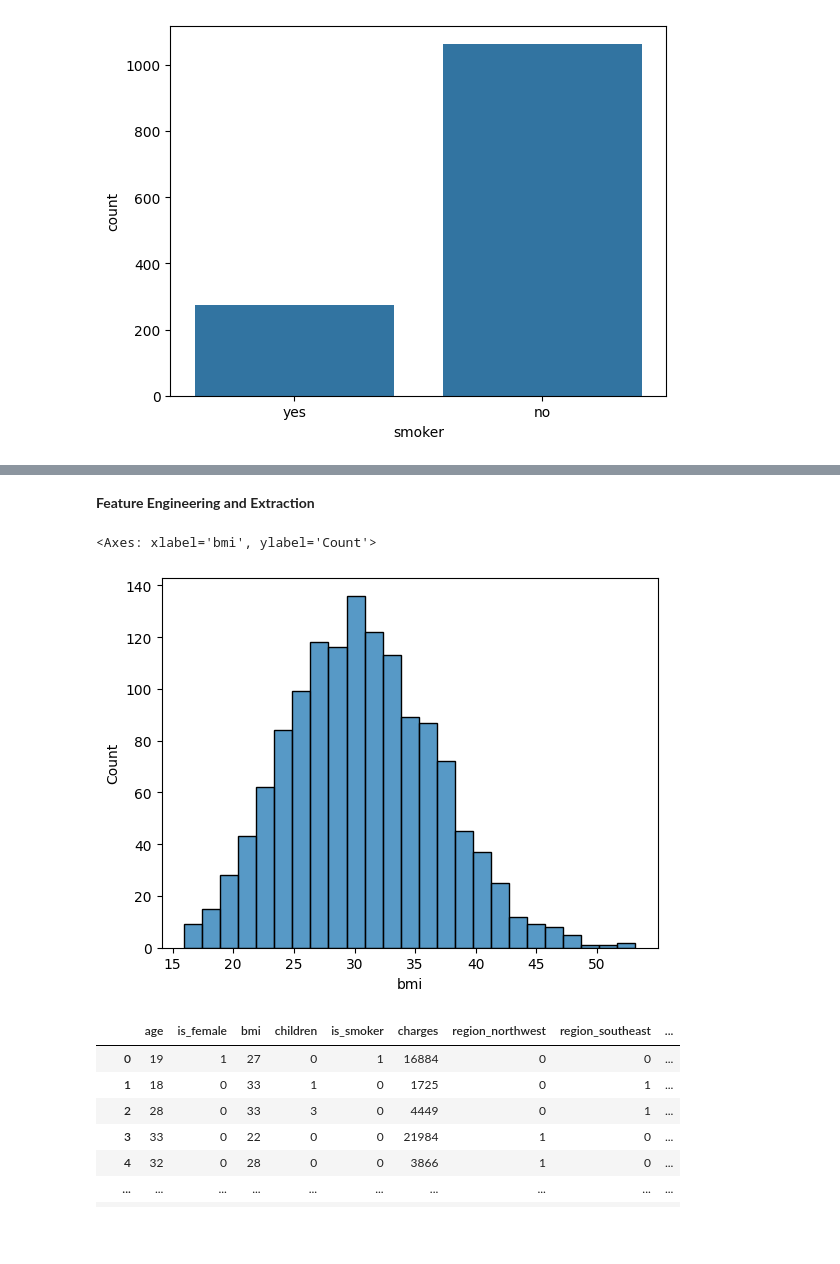
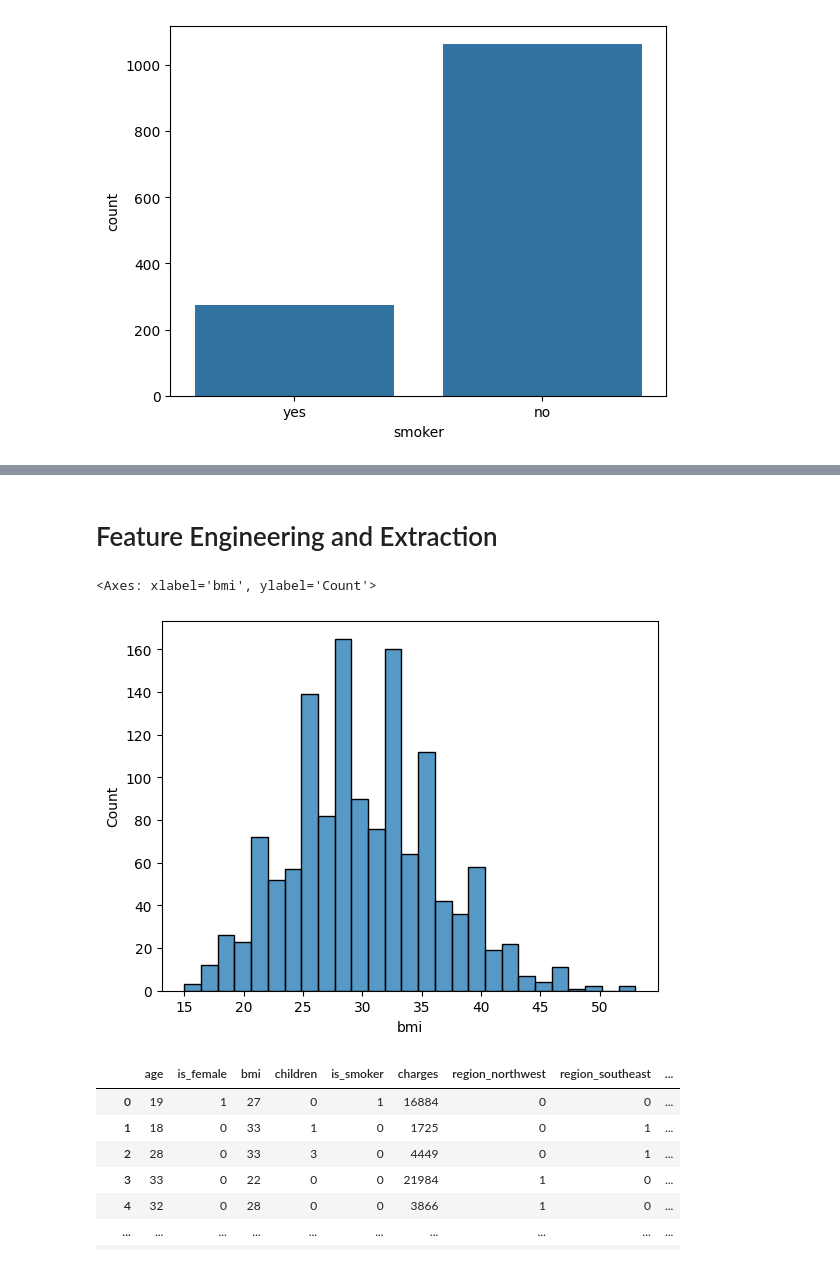
Before and after one commit to shrutinath93/AIML-model, a Jupyter notebook: Insurance.ipynb, the cells around one changed output, grey strips where cells are left out. Cells and saved outputs as stored; diff of their text form; code cells hidden in the pictures; blank space fills up the shorter version.

```diff
--- a/Insurance.ipynb
+++ b/Insurance.ipynb
@@ -274,10 +190,10 @@ df_cleaned
 # %% [markdown]
-**Feature Engineering and Extraction**
+# Feature Engineering and Extraction
 # %%
-sns.histplot(df['bmi'])
+sns.histplot(df_cleaned['bmi'])
 # %% [output]
 <Axes: xlabel='bmi', ylabel='Count'>
-[figure, old version]
+[figure, new version]
 # %%
 df_cleaned['bmi_category'] = pd.cut(
     df_cleaned['bmi'],
```
Also changed, not shown: parts of 61 cells of this notebook.
